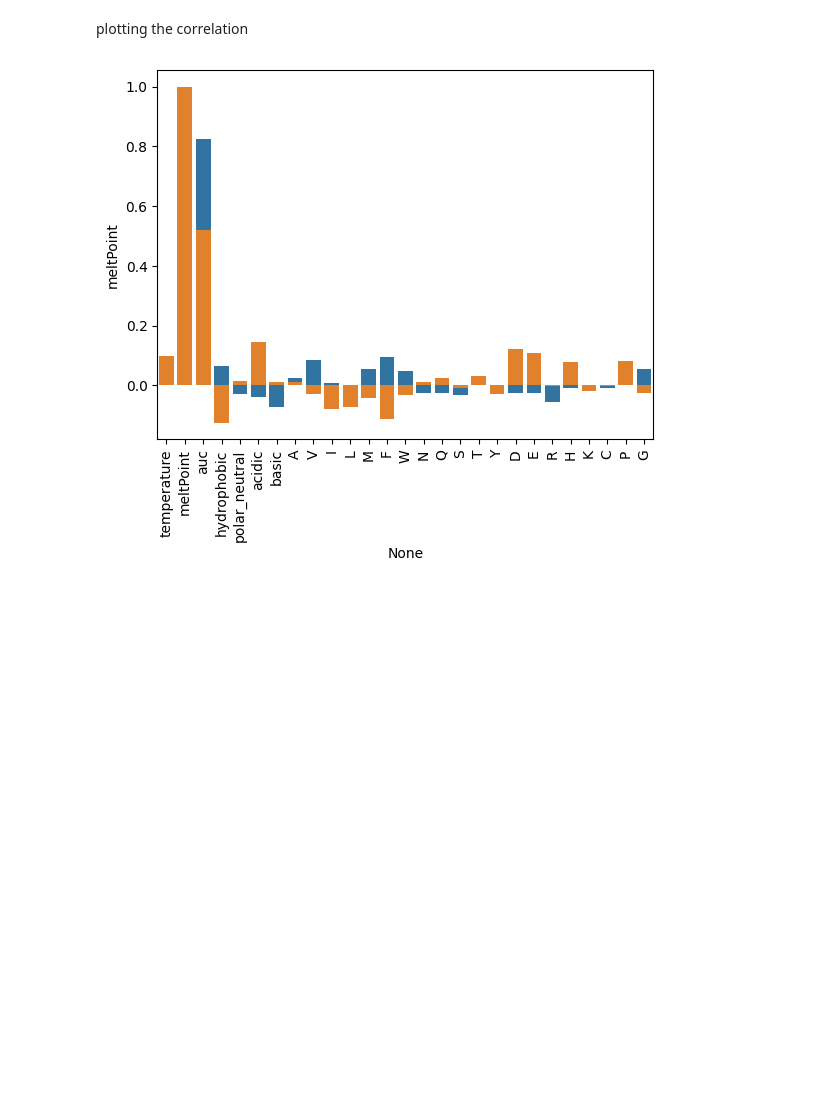
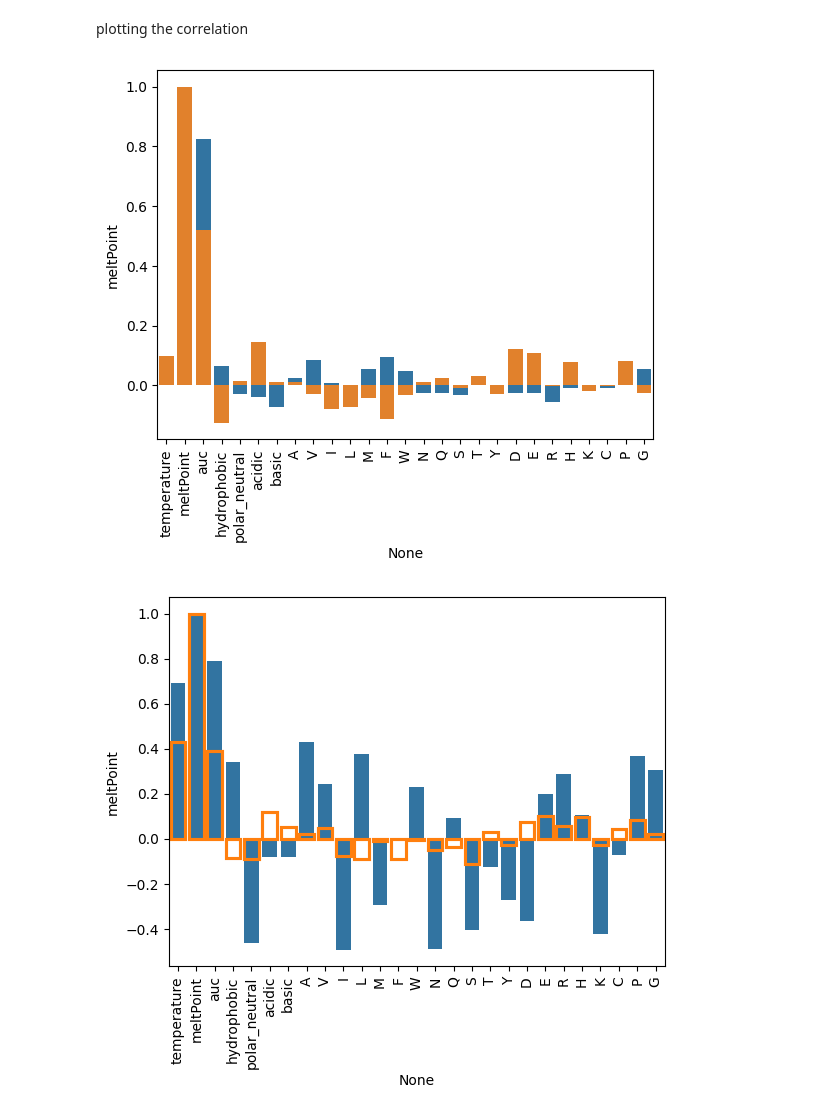
Before and after one commit to datascience-mobi-2024/topic04_02, a Jupyter notebook: primary_structure.ipynb, the cells around one changed output. Saved outputs shown, nothing was run; the diff lists cells and outputs as text; code cells hidden in the pictures; blank space fills up the shorter version.

```diff
--- a/primary_structure.ipynb
+++ b/primary_structure.ipynb
@@ -79,12 +131,21 @@ calculate correlation of amino acid content between top 10 and bottow 10 meltpoi
 
 prokt_10_corr = prokaryote_top_10.corr('pearson', numeric_only=True)
 prokb_10_corr = prokaryote_bottom_10.corr('pearson', numeric_only=True)
+
+prokt_30_corr = prokaryote_top_30.corr('pearson', numeric_only=True)
+prokb_30_corr = prokaryote_bottom_30.corr('pearson', numeric_only=True)
 # %% [markdown]
 plotting the correlation
 # %%
 sns.barplot(data= prokt_10_corr, y= 'meltPoint', x = prokt_10_corr.columns)
 sns.barplot(data= prokb_10_corr, y= 'meltPoint', x = prokt_10_corr.columns)
 plt.xticks(rotation = 90)
 plt.show()
+
+sns.barplot(data= prokt_30_corr, y= 'meltPoint', x = prokt_30_corr.columns)
+sns.barplot(data= prokb_30_corr, y= 'meltPoint', x = prokb_30_corr.columns, fill=False)
+plt.xticks(rotation = 90)
+plt.show()
 # %% [output]
 [figure]
+[figure, added]
```
Also changed, not shown: parts of 6 cells of this notebook.
